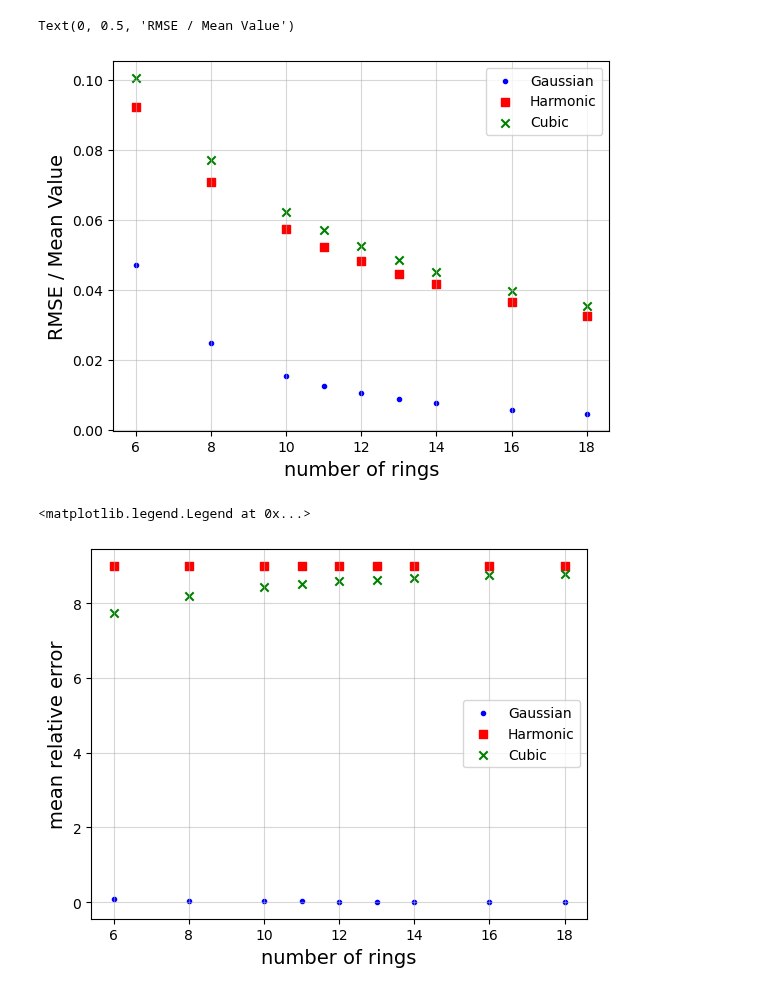
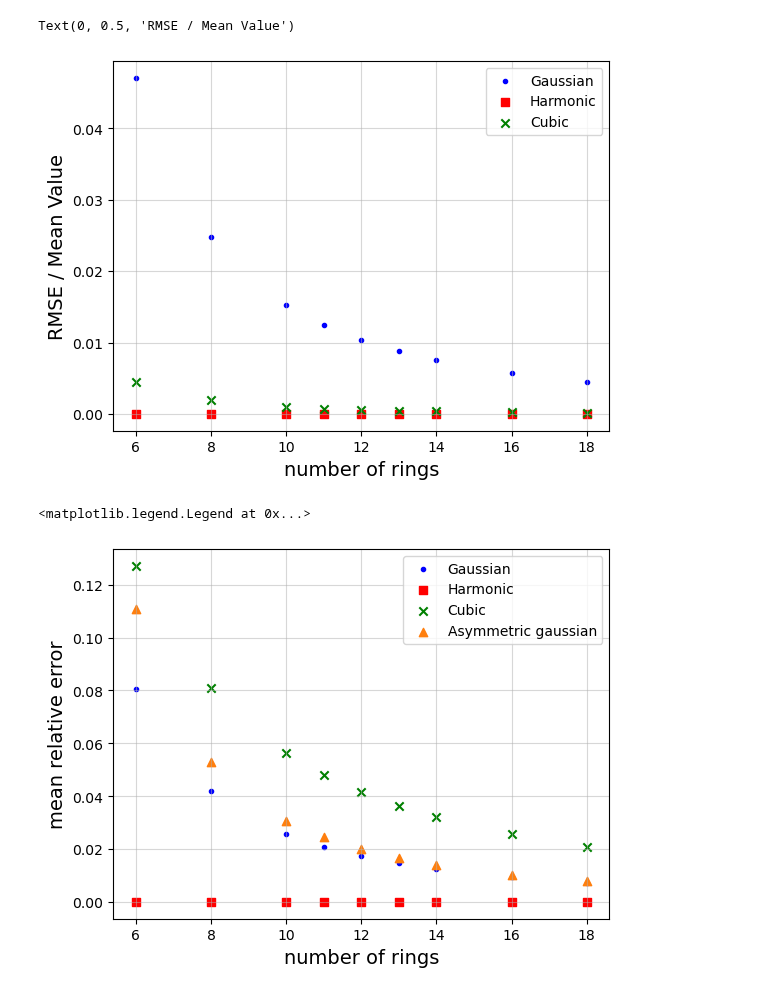
Before and after one commit to JaNiebu/BT_DECinPhysics, a Jupyter notebook: Convergence.ipynb, the cells around one changed output. Saved outputs shown, nothing was run; the diff lists cells and outputs as text; code cells hidden in the pictures.

```diff
--- a/Convergence.ipynb
+++ b/Convergence.ipynb
@@ -19,6 +19,7 @@ for i in range(0,len(Measures)):
     GaussSol = "Solutions/PoissonGaussSolutionRing" + str(n) + ".txt"
     HarmSol = "Solutions/PoissonHarmSolutionRing" + str(n) + ".txt"
     CubeSol = "Solutions/PoissonCubeSolutionRing" + str(n) + ".txt"
+    AsymSol = "Solutions/PoissonAsymSolutionRing" + str(n) + ".txt"
 
     #loading data in dictionary
     data['V'+str(n)] = np.genfromtxt( Vadress )
@@ -30,6 +31,8 @@ for i in range(0,len(Measures)):
     data['Harm'+str(n)] = Harm - Harm[0]
     Cube = np.genfromtxt( CubeSol )
     data['Cube'+str(n)] = Cube - Cube[0]
+    Asym = np.genfromtxt( AsymSol)
+    data['Asym'+str(n)] = Asym + math.exp(-10.*2.*0.2**2)-Asym[0]
 # %%
 def GaussAnaPot( x,y ):
     r = ((x-0.5)**2 + (y-0.5)**2)**0.5
@@ -153,7 +179,7 @@ plt.scatter(Measures,GaussMSD,marker='.',color='b',label='Gaussian')
 
 def HarmAnaPot( x,y ):
     r = ((x-0.5)**2 + (y-0.5)**2)**0.5
-    Val = r**2
+    Val = 10*r**2
     return Val
 
 HarmMSD = []
@@ -178,7 +204,7 @@ plt.scatter(Measures,HarmMSD,marker='s',color='r',label='Harmonic')
 
 def CubeAnaPot( x,y ):
     r = ((x-0.5)**2 + (y-0.5)**2)**0.5
-    Val = r**3
+    Val = 10.*r**3
     return Val
 
 CubeMSD = []
@@ -205,7 +231,7 @@ plt.xlabel('number of rings',fontsize=14)
 plt.ylabel('RMSE / Mean Value', fontsize=14)
 # %% [output]
 Text(0, 0.5, 'RMSE / Mean Value')
-[figure, old version]
+[figure, new version]
 # %%
 plt.grid(alpha=0.5)
 
@@ -245,31 +271,50 @@ for i in range(0,len(Measures)):
         Sum += (Sol[j]-HarmAnaPot(x,y))/(HarmAnaPot(x,y))
 
     MRE = abs(Sum)/(len(V)-1)
     HarmMRE.append(MRE)
 
 plt.scatter(Measures,HarmMRE,marker='s',color='r',label='Harmonic')
 
 CubeMRE = []
 
 for i in range(0,len(Measures)):
     n = Measures[i]
     V = data['V'+str(n)]
     Sol = data['Cube'+str(n)]
     Sum = 0
 
     for j in range(1,len(V)):
         x = V[j][0]
         y = V[j][1]
         Sum += (Sol[j]-CubeAnaPot(x,y))/(CubeAnaPot(x,y))
 
     MRE = abs(Sum)/(len(V)-1)
     CubeMRE.append(MRE)
 
 plt.scatter(Measures,CubeMRE,marker='x',color='g',label='Cubic')
 
+AsymMRE = []
+
+for i in range(0,len(Measures)):
+    n = Measures[i]
+    V = data['V'+str(n)]
+    Sol = data['Asym'+str(n)]
+    Sum = 0
+
+
+    for j in range(0,len(V)):
+        x = V[j][0]
+        y = V[j][1]
+        Sum += (Sol[j]-GaussAnaPot2(x,y))/(GaussAnaPot2(x,y))
+
+    MRE = abs(Sum)/(len(V)-1)
+    AsymMRE.append( MRE )
+
+plt.scatter(Measures,AsymMRE,marker='^',color='C1',label='Asymmetric gaussian')
+
 plt.xlabel('number of rings',fontsize=14)
 plt.ylabel('mean relative error', fontsize=14)
 plt.legend()
 # %% [output]
 <matplotlib.legend.Legend at 0x...>
-[figure, old version]
+[figure, new version]
```
Also changed, not shown: parts of 1 cell of this notebook, 4 other files.
